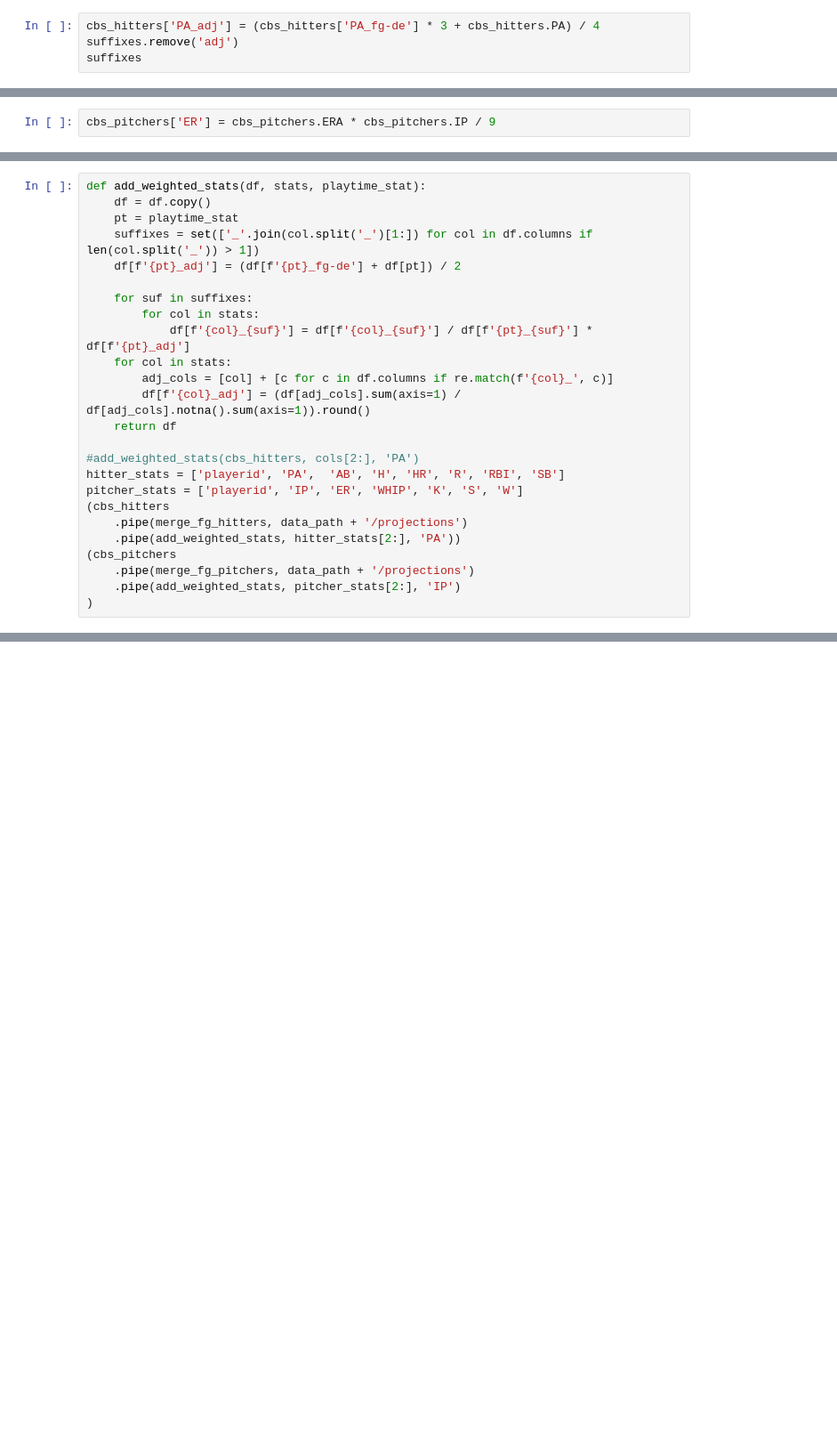
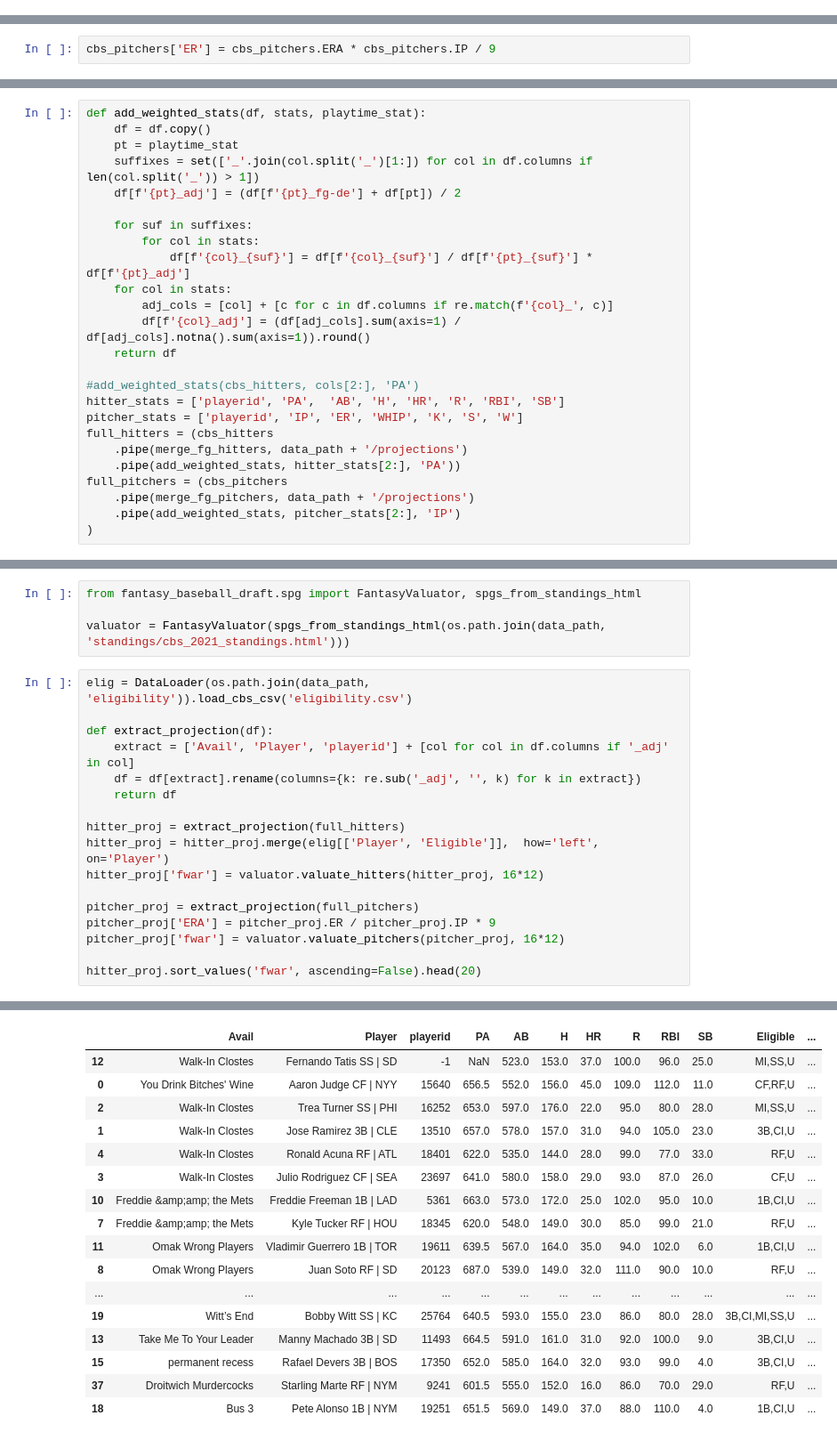
Before and after one commit to philosofool/fantasy-baseball-draft, a Jupyter notebook: sandbox.ipynb, the cells around one changed output, grey strips where cells are left out. Shown at 89% size. Drawn from its saved outputs; the diff is of its cells as text; blank space fills up the shorter version.

Commit message:
Create full weighted projections in Sandbox

```diff
--- a/sandbox.ipynb
+++ b/sandbox.ipynb
@@ -182,4 +111,0 @@ merge_fg_pitchers(cbs_pitchers, data_path + '/projections')
-# %%
-cbs_hitters['PA_adj'] = (cbs_hitters['PA_fg-de'] * 3 + cbs_hitters.PA) / 4
-suffixes.remove('adj')
-suffixes
@@ -203,10 +185,10 @@ def add_weighted_stats(df, stats, playtime_stat):
 #add_weighted_stats(cbs_hitters, cols[2:], 'PA')
 hitter_stats = ['playerid', 'PA',  'AB', 'H', 'HR', 'R', 'RBI', 'SB']
 pitcher_stats = ['playerid', 'IP', 'ER', 'WHIP', 'K', 'S', 'W']
-(cbs_hitters
+full_hitters = (cbs_hitters
     .pipe(merge_fg_hitters, data_path + '/projections')
     .pipe(add_weighted_stats, hitter_stats[2:], 'PA'))
-(cbs_pitchers
+full_pitchers = (cbs_pitchers
     .pipe(merge_fg_pitchers, data_path + '/projections')
     .pipe(add_weighted_stats, pitcher_stats[2:], 'IP')
 )
@@ -249,0 +195,22 @@ fg
+# %%
+from fantasy_baseball_draft.spg import FantasyValuator, spgs_from_standings_html
+
+valuator = FantasyValuator(spgs_from_standings_html(os.path.join(data_path, 'standings/cbs_2021_standings.html')))
+# %%
+elig = DataLoader(os.path.join(data_path, 'eligibility')).load_cbs_csv('eligibility.csv')
+
+def extract_projection(df):
+    extract = ['Avail', 'Player', 'playerid'] + [col for col in df.columns if '_adj' in col]
+    df = df[extract].rename(columns={k: re.sub('_adj', '', k) for k in extract})
+    return df
+
+hitter_proj = extract_projection(full_hitters)
+hitter_proj = hitter_proj.merge(elig[['Player', 'Eligible']],  how='left', on='Player')
+hitter_proj['fwar'] = valuator.valuate_hitters(hitter_proj, 16*12)
+
+pitcher_proj = extract_projection(full_pitchers)
+pitcher_proj['ERA'] = pitcher_proj.ER / pitcher_proj.IP * 9
+pitcher_proj['fwar'] = valuator.valuate_pitchers(pitcher_proj, 16*12)
+
+hitter_proj.sort_values('fwar', ascending=False).head(20)
+# %% [output]
@@ -249,0 +218,17 @@ fg
+|  | Avail | Player | playerid | PA | AB | H | HR | R | RBI | SB | Eligible | ... |
+| 12 | Walk-In Clostes | Fernando Tatis SS | SD | -1 | NaN | 523.0 | 153.0 | 37.0 | 100.0 | 96.0 | 25.0 | MI,SS,U | ... |
+| 0 | You Drink Bitches' Wine | Aaron Judge CF | NYY | 15640 | 656.5 | 552.0 | 156.0 | 45.0 | 109.0 | 112.0 | 11.0 | CF,RF,U | ... |
+| 2 | Walk-In Clostes | Trea Turner SS | PHI | 16252 | 653.0 | 597.0 | 176.0 | 22.0 | 95.0 | 80.0 | 28.0 | MI,SS,U | ... |
+| 1 | Walk-In Clostes | Jose Ramirez 3B | CLE | 13510 | 657.0 | 578.0 | 157.0 | 31.0 | 94.0 | 105.0 | 23.0 | 3B,CI,U | ... |
+| 4 | Walk-In Clostes | Ronald Acuna RF | ATL | 18401 | 622.0 | 535.0 | 144.0 | 28.0 | 99.0 | 77.0 | 33.0 | RF,U | ... |
+| 3 | Walk-In Clostes | Julio Rodriguez CF | SEA | 23697 | 641.0 | 580.0 | 158.0 | 29.0 | 93.0 | 87.0 | 26.0 | CF,U | ... |
+| 10 | Freddie &amp;amp; the Mets | Freddie Freeman 1B | LAD | 5361 | 663.0 | 573.0 | 172.0 | 25.0 | 102.0 | 95.0 | 10.0 | 1B,CI,U | ... |
+| 7 | Freddie &amp;amp; the Mets | Kyle Tucker RF | HOU | 18345 | 620.0 | 548.0 | 149.0 | 30.0 | 85.0 | 99.0 | 21.0 | RF,U | ... |
+| 11 | Omak Wrong Players | Vladimir Guerrero 1B | TOR | 19611 | 639.5 | 567.0 | 164.0 | 35.0 | 94.0 | 102.0 | 6.0 | 1B,CI,U | ... |
+| 8 | Omak Wrong Players | Juan Soto RF | SD | 20123 | 687.0 | 539.0 | 149.0 | 32.0 | 111.0 | 90.0 | 10.0 | RF,U | ... |
+| ... | ... | ... | ... | ... | ... | ... | ... | ... | ... | ... | ... | ... |
+| 19 | Witt’s End | Bobby Witt SS | KC | 25764 | 640.5 | 593.0 | 155.0 | 23.0 | 86.0 | 80.0 | 28.0 | 3B,CI,MI,SS,U | ... |
+| 13 | Take Me To Your Leader | Manny Machado 3B | SD | 11493 | 664.5 | 591.0 | 161.0 | 31.0 | 92.0 | 100.0 | 9.0 | 3B,CI,U | ... |
+| 15 | permanent recess | Rafael Devers 3B | BOS | 17350 | 652.0 | 585.0 | 164.0 | 32.0 | 93.0 | 99.0 | 4.0 | 3B,CI,U | ... |
+| 37 | Droitwich Murdercocks | Starling Marte RF | NYM | 9241 | 601.5 | 555.0 | 152.0 | 16.0 | 86.0 | 70.0 | 29.0 | RF,U | ... |
+| 18 | Bus 3 | Pete Alonso 1B | NYM | 19251 | 651.5 | 569.0 | 149.0 | 37.0 | 88.0 | 110.0 | 4.0 | 1B,CI,U | ... |
```
Also changed, not shown: parts of 14 cells of this notebook.
